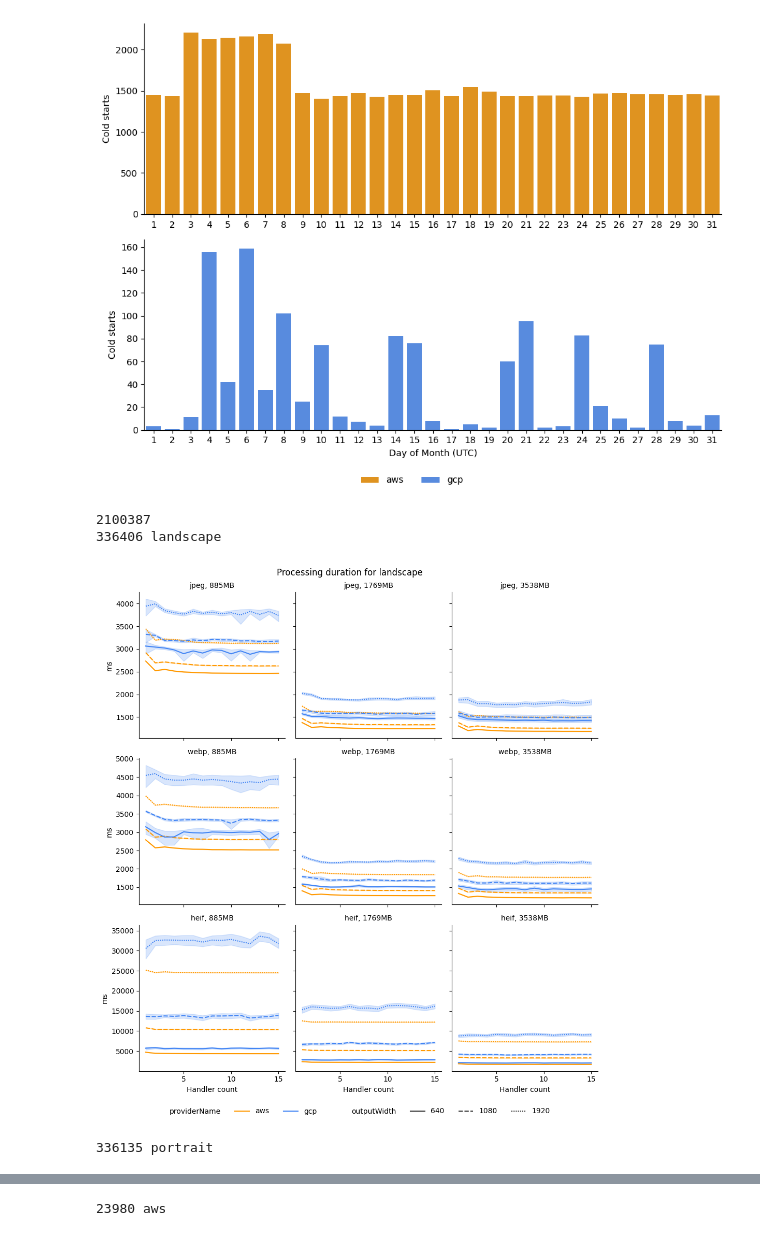
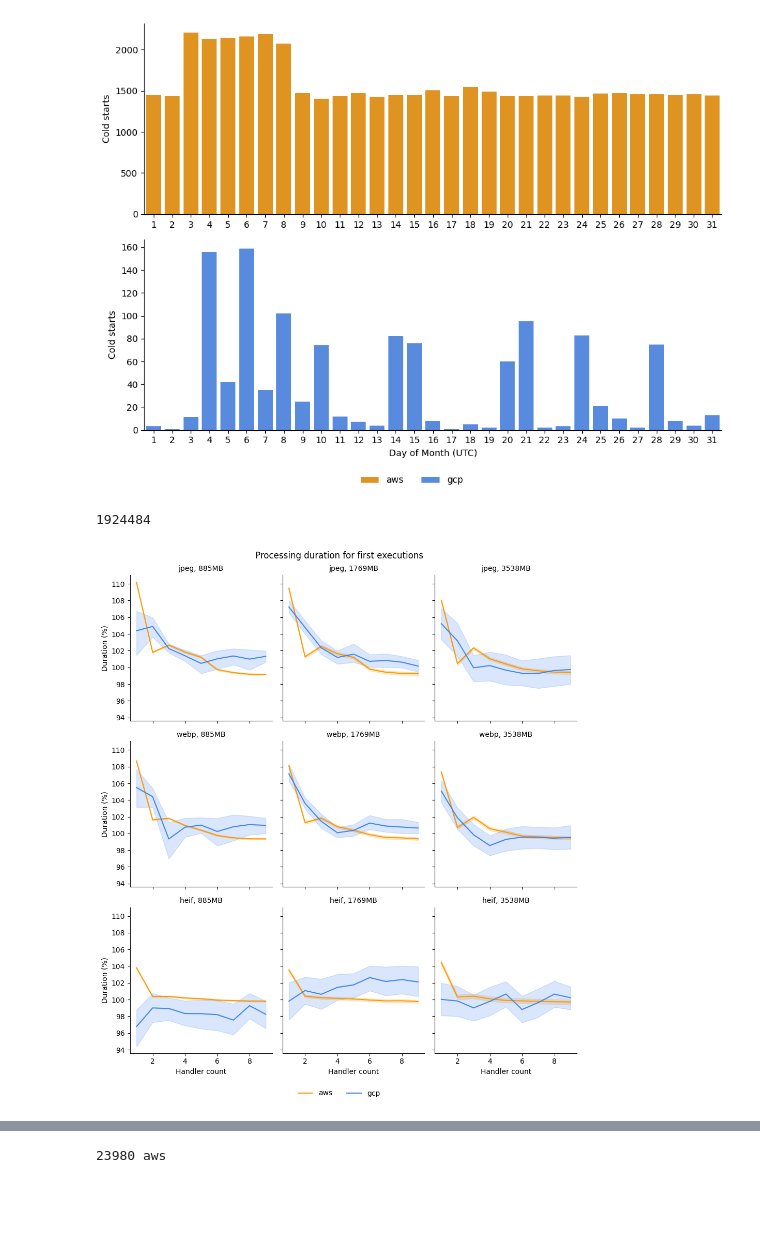
Before and after one commit to piotrekwitkowski/practical-faas-image-optimization-bench, a Jupyter notebook: results-analysis/notebooks/5-cold-starts.ipynb, the cells around one changed output, grey strips where cells are left out. Saved outputs shown, nothing was run; the diff lists cells and outputs as text; code cells hidden in the pictures; blank space fills up the shorter version.

```diff
--- a/results-analysis/notebooks/5-cold-starts.ipynb
+++ b/results-analysis/notebooks/5-cold-starts.ipynb
@@ -13,8 +13,8 @@ millis_in_day = 1000 * 60 * 60 * 24
 expected_datapoints_in_day = 24 * 12 * 2 * 2 * 3 * 3 * 3 # hours * executions * clouds * images * formats * widths * memory
 
 # First and last executions, timestamp is in millis
-min_ts = df["timestamp"].min()
-max_ts = df["timestamp"].max()
+min_ts = pickle_df["timestamp"].min()
+max_ts = pickle_df["timestamp"].max()
 day_0 = min_ts - min_ts % millis_in_day
 
 print(f'Day 0 start:      {dt.fromtimestamp(day_0/1000)}')
@@ -150,37 +150,40 @@ g.set_ylabels('Cold starts')
 plt.tight_layout()
 plt.show()
 # %%
-print(len(data))
-for imageName in ["landscape", "portrait"]:
-    data2 = data.loc[(data["imageName"] == imageName) & (data['handlerCount'] < 16)]
-    print(len(data2), imageName)
+print(len(df))
 
-    g = sns.relplot(
-        data=data2,
-        kind='line',
-        x='handlerCount',
-        y='durationProcessingMs',
-        hue='providerName',   # Keep providerName for color differentiation
-        palette=colors,       # Use the defined colors
-        row='outputFormat',   # Separate rows for each provider
-        col='providerMemoryAssociated',
-        style='outputWidth',
-        row_order=['jpeg', 'webp', 'heif'],
-        aspect=0.8,
-        height=3.5,
-        facet_kws={'sharey': 'row'},
-    )
+# Calculate average durations for normalization and merge
+average_durations = df.groupby(['imageName', 'outputFormat', 'outputWidth', 'providerMemoryAssociated', 'providerName'])['durationProcessingMs'].mean().reset_index()
+average_durations = average_durations.rename(columns={'durationProcessingMs': 'average_durationProcessingMs'})
+data_merged = pd.merge(df, average_durations, on=['imageName', 'outputFormat', 'outputWidth', 'providerMemoryAssociated', 'providerName'])
+data_merged['normalized_durationProcessingMs'] = (data_merged['durationProcessingMs'] / data_merged['average_durationProcessingMs']) * 100
 
-    sns.move_legend(g, loc='upper center', bbox_to_anchor=(0.5, 0), title='', ncol=7)
-    g.set_titles("{row_name}, {col_name}MB")
-    g.set_xlabels('Handler count')
-    g.set_ylabels('ms')
-    # [ax.set(xlabel='handlerCounterrr') for sublist in g.axes for ax in sublist] , use with facet_kws={'sharex': False, 'sharey': 'row'}, for relplot
-    plt.suptitle(f'Processing duration for {imageName}')
-    plt.tight_layout()
-    plt.show()
+data2 = data_merged.loc[(data_merged['handlerCount'] < 10)]
+
+g = sns.relplot(
+    data=data2,
+    kind='line',
+    x='handlerCount',
+    y='normalized_durationProcessingMs',
+    hue='providerName',   # Keep providerName for color differentiation
+    palette=colors,       # Use the defined colors
+    row='outputFormat',   # Separate rows for each provider
+    col='providerMemoryAssociated',
+    # style='outputWidth',
+    row_order=['jpeg', 'webp', 'heif'],
+    aspect=0.8,
+    height=3.5,
+    # facet_kws={'sharey': 'row'},
+)
+
+sns.move_legend(g, loc='upper center', bbox_to_anchor=(0.5, 0), title='', ncol=7)
+g.set_titles("{row_name}, {col_name}MB")
+g.set_xlabels('Handler count')
+g.set_ylabels('Duration (%)')
+# [ax.set(xlabel='handlerCounterrr') for sublist in g.axes for ax in sublist] , use with facet_kws={'sharex': False, 'sharey': 'row'}, for relplot
+plt.suptitle(f'Processing duration for first executions')
+plt.tight_layout()
+plt.show()
 # %% [output]
-2100387
-336406 landscape
+1924484
-[figure, old version]
+[figure, new version]
-336135 portrait
```
Also changed, not shown: parts of 2 cells of this notebook, 52 other files.
